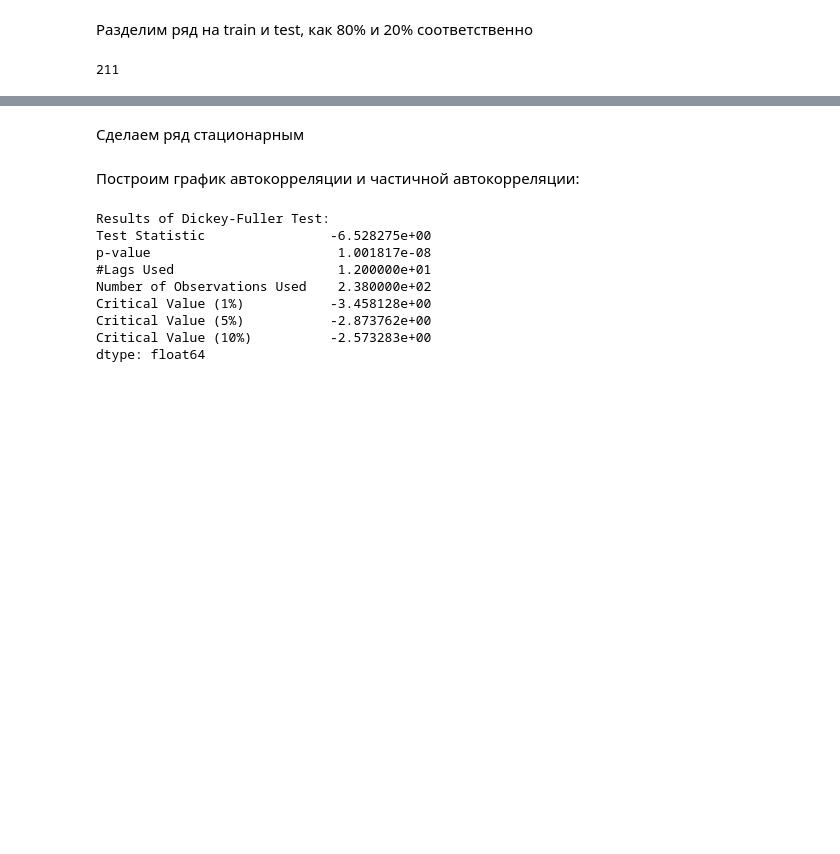
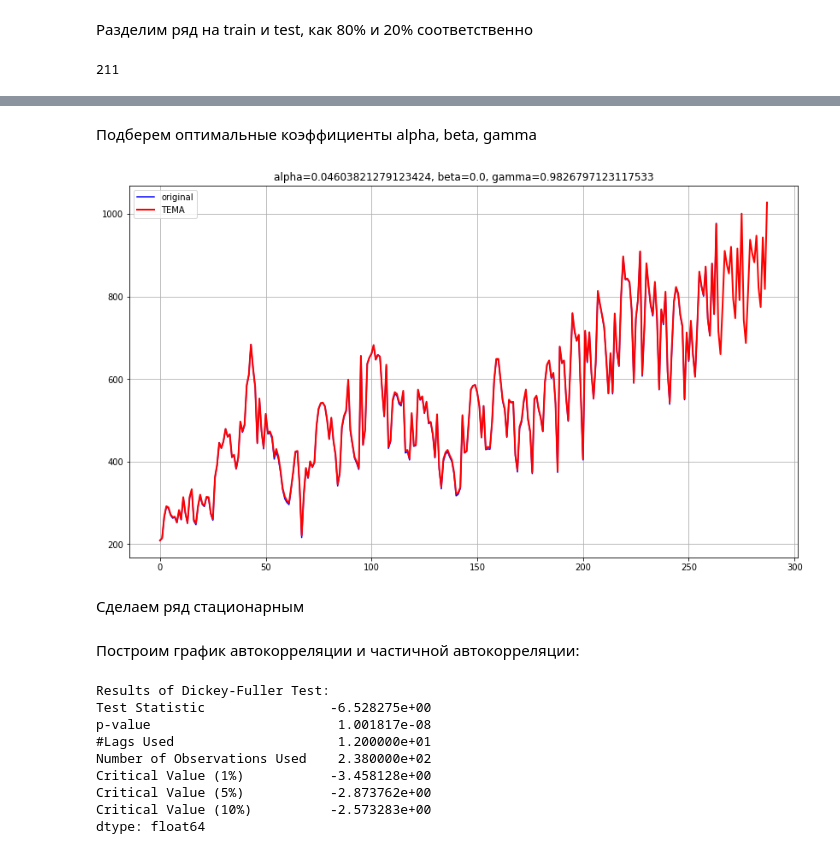
Before and after one commit to AlexeevVl/TimeSeriesForecasting, a Jupyter notebook: HW2.ipynb, the cells around one changed output, grey strips where cells are left out. Cells and saved outputs as stored; diff of their text form; code cells hidden in the pictures; blank space fills up the shorter version.

```diff
--- a/HW2.ipynb
+++ b/HW2.ipynb
@@ -51,0 +100,9 @@ plt.tight_layout()
+# %%
+def plot_tema(alpha, beta, gamma, ser, ser_to_plot, n_preds=24):
+    tema = triple_exponential_smoothing(ser, 12, alpha, beta, gamma, n_preds)
+    plt.figure(figsize=(14, 8))
+    plt.plot(ser_to_plot, color='blue',label='original')
+    plt.plot(tema, color='red', linewidth='2', label='TEMA')
+    plt.title("alpha={}, beta={}, gamma={}".format(alpha, beta, gamma))
+    plt.grid(True)
+    plt.legend()
@@ -51,0 +113,2 @@ plt.tight_layout()
+# %% [markdown]
+Подберем оптимальные коэффициенты alpha, beta, gamma
@@ -52,3 +128,11 @@ plt.tight_layout()
+# %%
+opt = minimize(mse_cross_val, x0=[0,0,0], method="L-BFGS-B", bounds = ((0, 1), (0, 1), (0, 1)))
+# %%
+alpha, beta, gamma =opt.x
+# %%
+plot_tema(alpha, beta, gamma,auto_registration['Count'] ,auto_registration['Count'] )
+# %% [output]
+[figure, added]
 # %% [markdown]
 Сделаем ряд стационарным
 # %%
```
Also changed, not shown: parts of 24 cells of this notebook.
